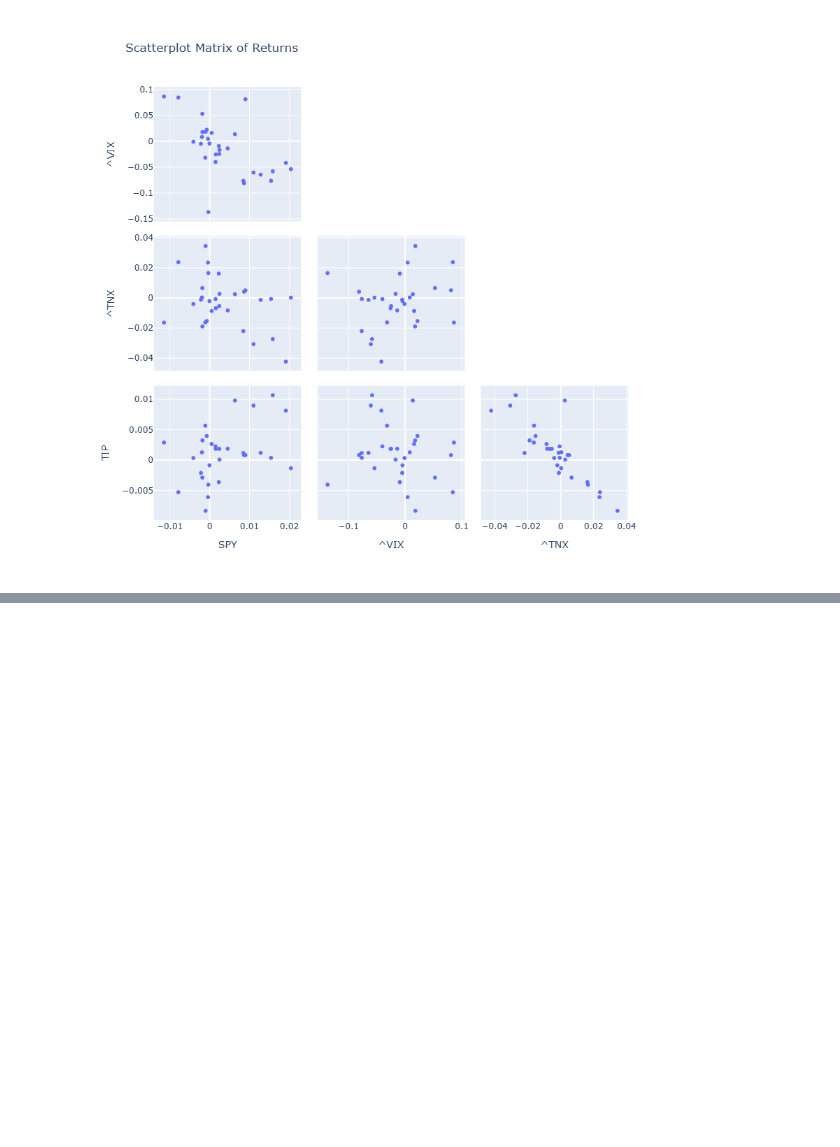
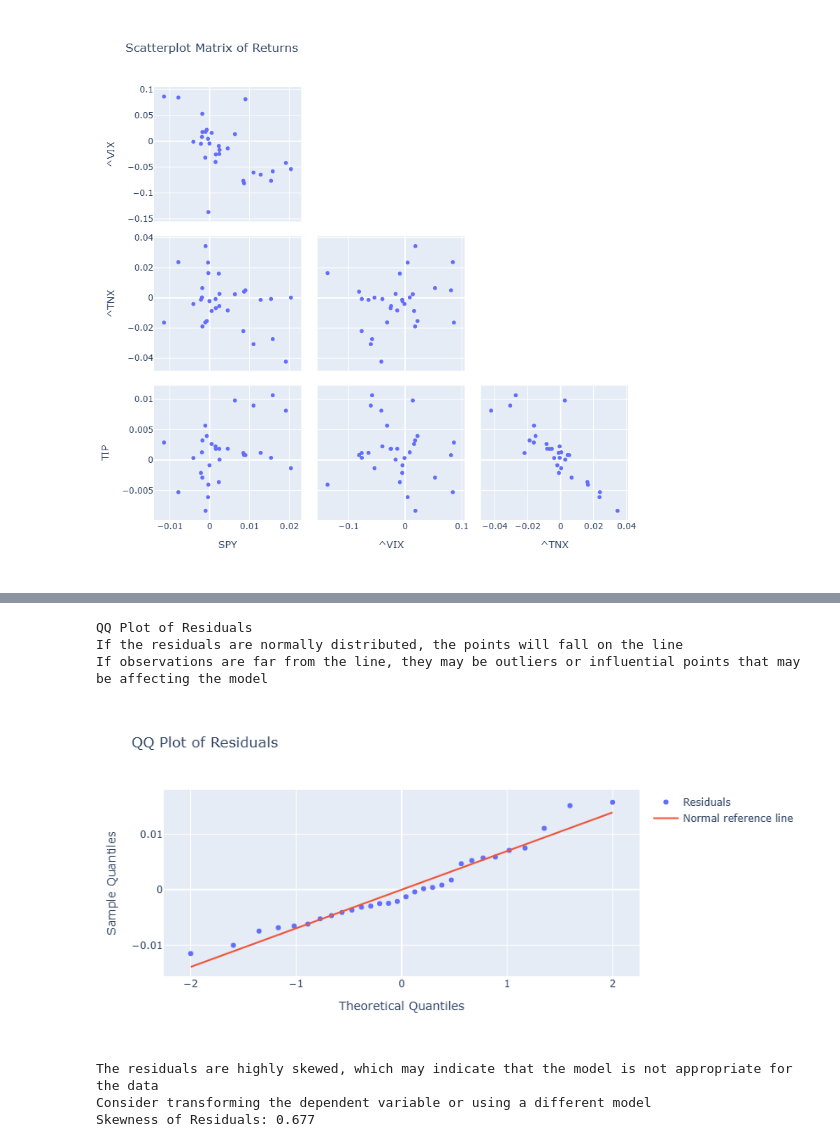
Before and after one commit to FilBillions/multilinear_regression, a Jupyter notebook: MultiLinear_Regression.ipynb, the cells around one changed output, grey strips where cells are left out. Saved outputs shown, nothing was run; the diff lists cells and outputs as text; code cells hidden in the pictures; blank space fills up the shorter version.

Commit message:
qq plot

```diff
--- a/MultiLinear_Regression.ipynb
+++ b/MultiLinear_Regression.ipynb
@@ -69,0 +74,10 @@ There is a weak correlation between the predicted values and the actual values,
+# %%
+test.qq_plot()
+# %% [output]
+QQ Plot of Residuals
+If the residuals are normally distributed, the points will fall on the line
+If observations are far from the line, they may be outliers or influential points that may be affecting the model
+[figure, added]
+The residuals are highly skewed, which may indicate that the model is not appropriate for the data
+Consider transforming the dependent variable or using a different model
+Skewness of Residuals: 0.677
```
Also changed, not shown: parts of 1 cell of this notebook, 1 other file.
